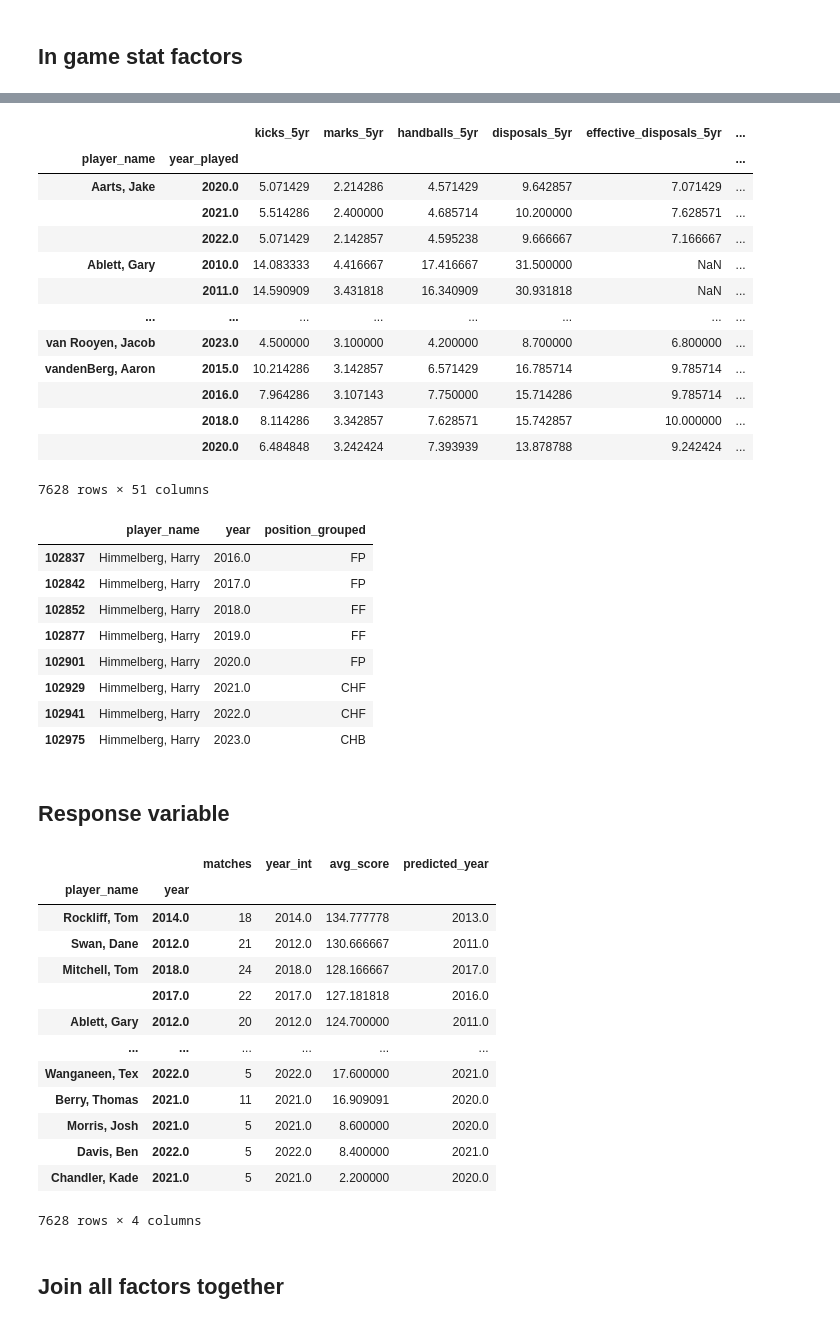
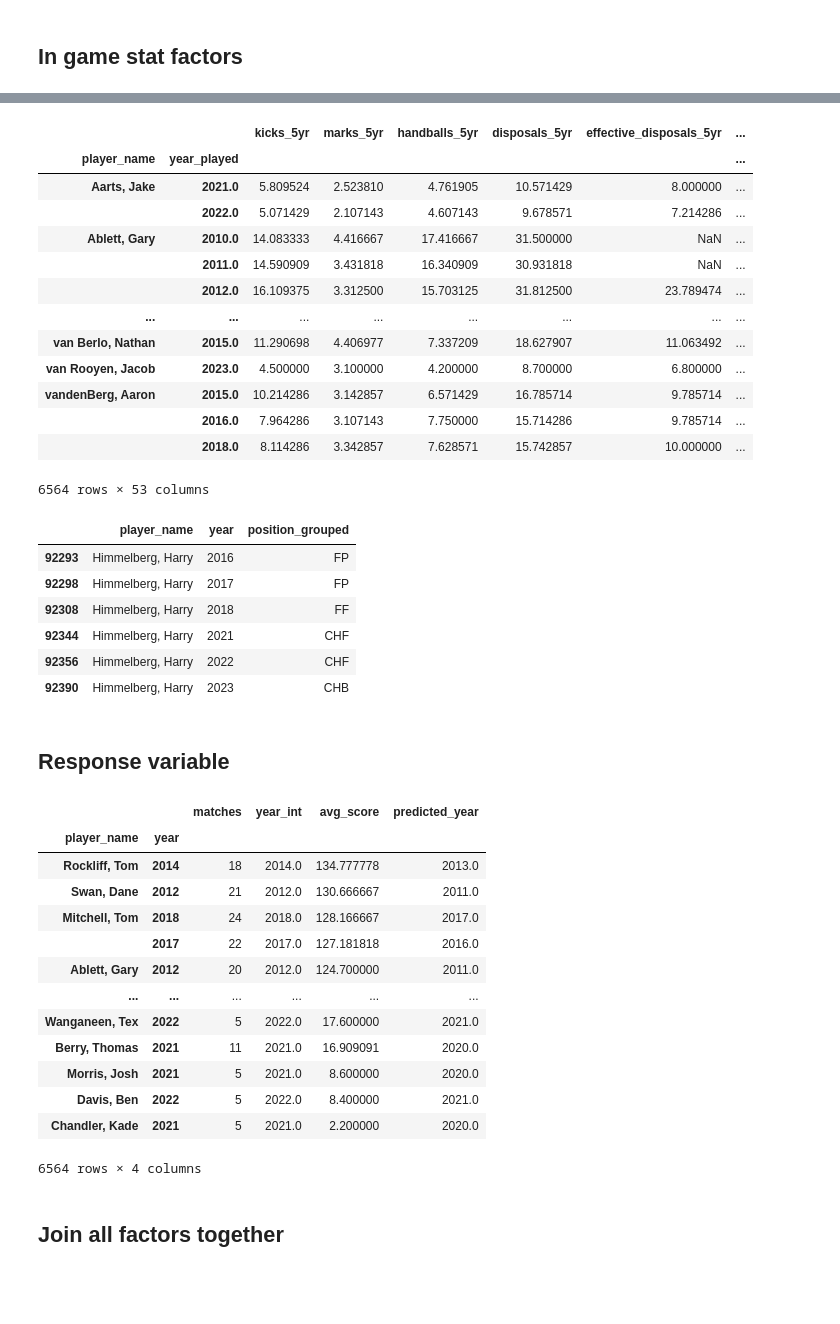
Before and after one commit to malikpri90/Outside_Work, a Jupyter notebook: AFL Fantasy/Factor_build.ipynb, the cells around one changed output, grey strips where cells are left out. Drawn from its saved outputs; the diff is of its cells as text; code cells hidden in the pictures; blank space fills up the shorter version.

```diff
--- a/AFL Fantasy/Factor_build.ipynb
+++ b/AFL Fantasy/Factor_build.ipynb
@@ -9,21 +9,24 @@ import datetime
 df = pd.read_csv(r'C:\Users\anoble\Git\Outside_Work\AFL Fantasy\Data\Inputs\fryziggafl.csv')
 df['year'] = pd.DatetimeIndex(df['match_date']).year
 
-## Filter to only games from xxx onwards (Write to csv for checks)
-df = df.query('year >= 2010')
+## Filter to only games from 2010 onwards. Remove shortened season stats (2019 preds and 2020 stats)
+df = df.query('year >= 2010').query('year != 2019').query('year != 2020')
 
 ## Read in Player Database
-players = pd.read_csv(r'C:\Users\anoble\Git\Outside_Work\AFL Fantasy\Data\Inputs\player_stats.csv')
+players = pd.read_csv(r'C:\Users\anoble\Git\Outside_Work\AFL Fantasy\Data\Inputs\player_ages.csv')
 
 ## Merge game stats with player info
 df['player_name'] = df['player_last_name'].astype(str) + ", " + df['player_first_name']
-joined_data = df.merge(players, on=['player_name'],how='outer')
+joined_data = df.merge(players, on=['player_name'],how='left')
+
+## Calculate age on match day (take year of game less year of birth, so will remain same age all season)
+joined_data['age'] = pd.DatetimeIndex(joined_data['match_date']).year - pd.DatetimeIndex(joined_data['dob']).year
 
 # Write to csv to check
 # joined_data.to_csv(r'C:\Users\anoble\Git\Outside_Work\AFL Fantasy\Data\Inputs\fryziggafl_limited.csv')
 
 # Aggregate
-avg_scores = joined_data.groupby(['player_team', 'player_first_name', 'player_last_name','player_name', 'age'])\
+avg_scores = joined_data.groupby(['player_team', 'player_first_name', 'player_last_name','player_name', 'age', 'year'])\
 .agg({'afl_fantasy_score': 'mean'})\
 .sort_values(by=['afl_fantasy_score'], ascending=False)\
 
@@ -99,0 +103,8 @@ seasons_active
+# %%
+# ## Add scores during 1st half of season. Convert match round to numeric, return AFL score if valid, else return Null
+joined_data['h1_fantasy_score'] = np.where(pd.to_numeric(joined_data['match_round'], errors='coerce') <= 10, joined_data['afl_fantasy_score'], np.NaN)
+joined_data['h2_fantasy_score'] = np.where(pd.to_numeric(joined_data['match_round'], errors='coerce') > 10, joined_data['afl_fantasy_score'], np.NaN)
+
+
+# Test
+joined_data.agg({'afl_fantasy_score': 'mean','h1_fantasy_score': 'mean','h2_fantasy_score': 'mean'})
@@ -329,46 +349,48 @@ model_factors_agg_5yr = player_summ_exp_5yr.groupby(['player_name', 'year_played
 'metres_gained': 'mean',
 'turnovers': 'mean',
 'intercepts': 'mean',
 'tackles_inside_fifty': 'mean',
 'contest_def_losses': 'mean',
 'contest_def_one_on_ones': 'mean',
 'contest_off_one_on_ones': 'mean',
 'contest_off_wins': 'mean',
 'def_half_pressure_acts': 'mean',
 'effective_kicks': 'mean',
 'f50_ground_ball_gets': 'mean',
 'ground_ball_gets': 'mean',
 'hitouts_to_advantage': 'mean',
 'hitout_win_percentage': 'mean',
 'intercept_marks': 'mean',
 'marks_on_lead': 'mean',
 'pressure_acts': 'mean',
 'rating_points': 'mean',
 'ruck_contests': 'mean',
 'score_launches': 'mean',
 'shots_at_goal': 'mean',
 'spoils': 'mean',
-'afl_fantasy_score': 'mean'
+'afl_fantasy_score': 'mean',
+'h1_fantasy_score': 'mean',
+'h2_fantasy_score': 'mean'
 })
 
 model_factors_agg_5yr.columns = [str(col) + '_5yr' for col in model_factors_agg_5yr.columns]
 
 model_factors_agg_5yr
 # %% [output]
 |  |  | kicks_5yr | marks_5yr | handballs_5yr | disposals_5yr | effective_disposals_5yr | ... |
 | player_name | year_played |  |  |  |  |  | ... |
-| Aarts, Jake | 2020.0 | 5.071429 | 2.214286 | 4.571429 | 9.642857 | 7.071429 | ... |
-|  | 2021.0 | 5.514286 | 2.400000 | 4.685714 | 10.200000 | 7.628571 | ... |
-|  | 2022.0 | 5.071429 | 2.142857 | 4.595238 | 9.666667 | 7.166667 | ... |
+| Aarts, Jake | 2021.0 | 5.809524 | 2.523810 | 4.761905 | 10.571429 | 8.000000 | ... |
+|  | 2022.0 | 5.071429 | 2.107143 | 4.607143 | 9.678571 | 7.214286 | ... |
 | Ablett, Gary | 2010.0 | 14.083333 | 4.416667 | 17.416667 | 31.500000 | NaN | ... |
 |  | 2011.0 | 14.590909 | 3.431818 | 16.340909 | 30.931818 | NaN | ... |
+|  | 2012.0 | 16.109375 | 3.312500 | 15.703125 | 31.812500 | 23.789474 | ... |
 | ... | ... | ... | ... | ... | ... | ... | ... |
+| van Berlo, Nathan | 2015.0 | 11.290698 | 4.406977 | 7.337209 | 18.627907 | 11.063492 | ... |
 | van Rooyen, Jacob | 2023.0 | 4.500000 | 3.100000 | 4.200000 | 8.700000 | 6.800000 | ... |
 | vandenBerg, Aaron | 2015.0 | 10.214286 | 3.142857 | 6.571429 | 16.785714 | 9.785714 | ... |
 |  | 2016.0 | 7.964286 | 3.107143 | 7.750000 | 15.714286 | 9.785714 | ... |
 |  | 2018.0 | 8.114286 | 3.342857 | 7.628571 | 15.742857 | 10.000000 | ... |
-|  | 2020.0 | 6.484848 | 3.242424 | 7.393939 | 13.878788 | 9.242424 | ... |
-7628 rows × 51 columns
+6564 rows × 53 columns
 # %%
 # Most common position for the year
 # Calculate most common position played over past year
@@ -428,14 +450,12 @@ player_pos_yearly = position_data.query('rank == 1')[['player_name', 'year','pos
 player_pos_yearly.query('player_name == "Himmelberg, Harry"')
 # %% [output]
 |  | player_name | year | position_grouped |
-| 102837 | Himmelberg, Harry | 2016.0 | FP |
-| 102842 | Himmelberg, Harry | 2017.0 | FP |
-| 102852 | Himmelberg, Harry | 2018.0 | FF |
-| 102877 | Himmelberg, Harry | 2019.0 | FF |
-| 102901 | Himmelberg, Harry | 2020.0 | FP |
-| 102929 | Himmelberg, Harry | 2021.0 | CHF |
-| 102941 | Himmelberg, Harry | 2022.0 | CHF |
-| 102975 | Himmelberg, Harry | 2023.0 | CHB |
+| 92293 | Himmelberg, Harry | 2016 | FP |
+| 92298 | Himmelberg, Harry | 2017 | FP |
+| 92308 | Himmelberg, Harry | 2018 | FF |
+| 92344 | Himmelberg, Harry | 2021 | CHF |
+| 92356 | Himmelberg, Harry | 2022 | CHF |
+| 92390 | Himmelberg, Harry | 2023 | CHB |
 # %% [markdown]
 ## Response variable
 # %%
@@ -451,18 +471,18 @@ response_var
 # %% [output]
 |  |  | matches | year_int | avg_score | predicted_year |
 | player_name | year |  |  |  |  |
-| Rockliff, Tom | 2014.0 | 18 | 2014.0 | 134.777778 | 2013.0 |
-| Swan, Dane | 2012.0 | 21 | 2012.0 | 130.666667 | 2011.0 |
-| Mitchell, Tom | 2018.0 | 24 | 2018.0 | 128.166667 | 2017.0 |
-|  | 2017.0 | 22 | 2017.0 | 127.181818 | 2016.0 |
-| Ablett, Gary | 2012.0 | 20 | 2012.0 | 124.700000 | 2011.0 |
+| Rockliff, Tom | 2014 | 18 | 2014.0 | 134.777778 | 2013.0 |
+| Swan, Dane | 2012 | 21 | 2012.0 | 130.666667 | 2011.0 |
+| Mitchell, Tom | 2018 | 24 | 2018.0 | 128.166667 | 2017.0 |
+|  | 2017 | 22 | 2017.0 | 127.181818 | 2016.0 |
+| Ablett, Gary | 2012 | 20 | 2012.0 | 124.700000 | 2011.0 |
 | ... | ... | ... | ... | ... | ... |
-| Wanganeen, Tex | 2022.0 | 5 | 2022.0 | 17.600000 | 2021.0 |
-| Berry, Thomas | 2021.0 | 11 | 2021.0 | 16.909091 | 2020.0 |
-| Morris, Josh | 2021.0 | 5 | 2021.0 | 8.600000 | 2020.0 |
-| Davis, Ben | 2022.0 | 5 | 2022.0 | 8.400000 | 2021.0 |
-| Chandler, Kade | 2021.0 | 5 | 2021.0 | 2.200000 | 2020.0 |
+| Wanganeen, Tex | 2022 | 5 | 2022.0 | 17.600000 | 2021.0 |
+| Berry, Thomas | 2021 | 11 | 2021.0 | 16.909091 | 2020.0 |
+| Morris, Josh | 2021 | 5 | 2021.0 | 8.600000 | 2020.0 |
+| Davis, Ben | 2022 | 5 | 2022.0 | 8.400000 | 2021.0 |
+| Chandler, Kade | 2021 | 5 | 2021.0 | 2.200000 | 2020.0 |
-7628 rows × 4 columns
+6564 rows × 4 columns
 # %% [markdown]
 ## Join all factors together
 # %%
```
Also changed, not shown: parts of 10 cells of this notebook, 1 other file.
